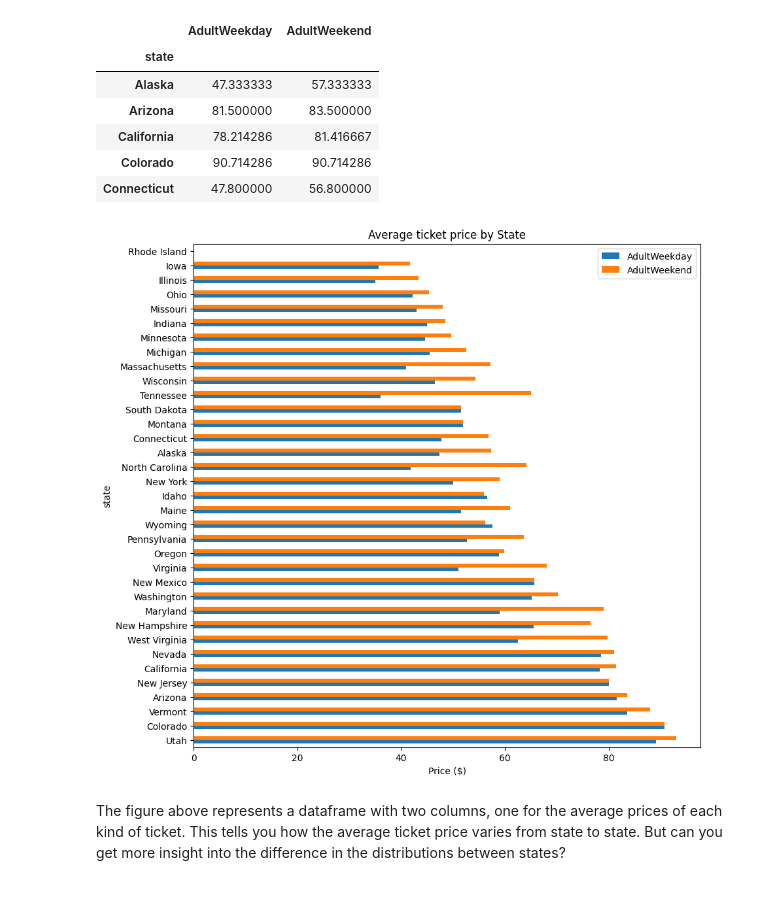
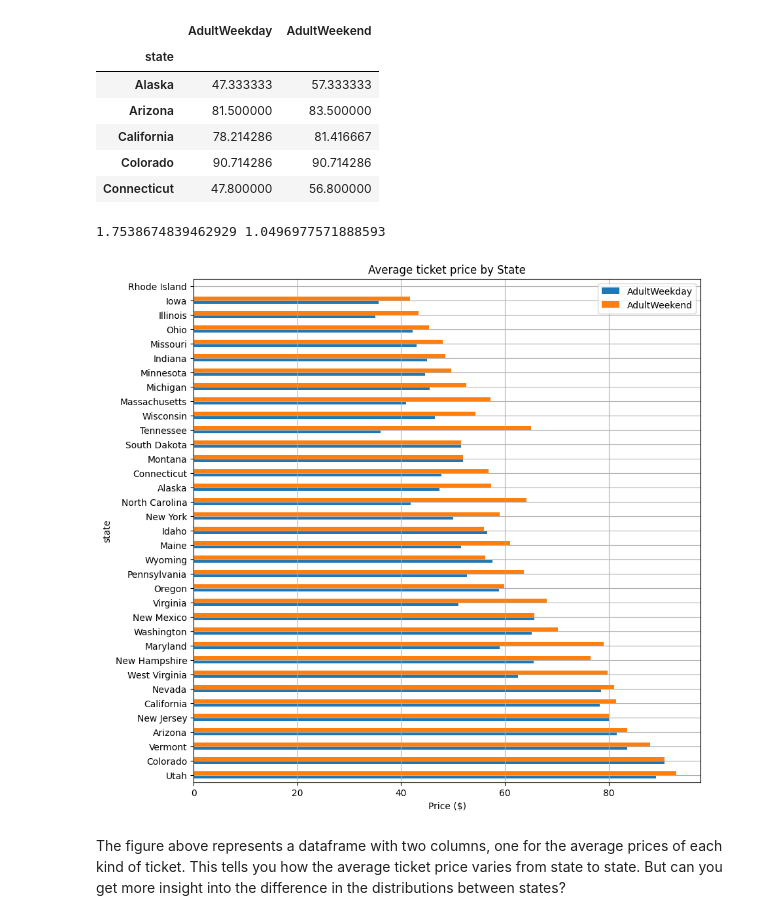
Before and after one commit to shwetahmehta/6_2_eda-ski-resort, a Jupyter notebook: Notebooks/02_data_wrangling.ipynb, the cells around one changed output. Cells and saved outputs as stored; diff of their text form; code cells hidden in the pictures.

```diff
--- a/Notebooks/02_data_wrangling.ipynb
+++ b/Notebooks/02_data_wrangling.ipynb
@@ -407,20 +437,29 @@ state_price_means.head()
 | California | 78.214286 | 81.416667 |
 | Colorado | 90.714286 | 90.714286 |
 | Connecticut | 47.800000 | 56.800000 |
+# %%
+ratio_utah_montana = state_price_means.mean(axis=1).loc['Utah']/state_price_means.mean(axis=1).loc['Montana']
+
+ratio_ny_montana = state_price_means.mean(axis=1).loc['New York']/state_price_means.mean(axis=1).loc['Montana']
+
+print(ratio_utah_montana, ratio_ny_montana)
+# %% [output]
+1.7538674839462929 1.0496977571888593
 # %%
 # The next bit simply reorders the index by increasing average of weekday and weekend prices
 # Compare the index order you get from
 # state_price_means.index
 # with
 # state_price_means.mean(axis=1).sort_values(ascending=False).index
 # See how this expression simply sits within the reindex()
 (state_price_means.reindex(index=state_price_means.mean(axis=1)
     .sort_values(ascending=False)
     .index)
     .plot(kind='barh', figsize=(10, 10), title='Average ticket price by State'))
-plt.xlabel('Price ($)');
+plt.xlabel('Price ($)')
+plt.grid();
 # %% [output]
-[figure, old version]
+[figure, new version]
 # %% [markdown]
 The figure above represents a dataframe with two columns, one for the average prices of each kind of ticket. This tells you how the average ticket price varies from state to state. But can you get more insight into the difference in the distributions between states?
 # %% [markdown]
```
Also changed, not shown: parts of 9 cells of this notebook.
